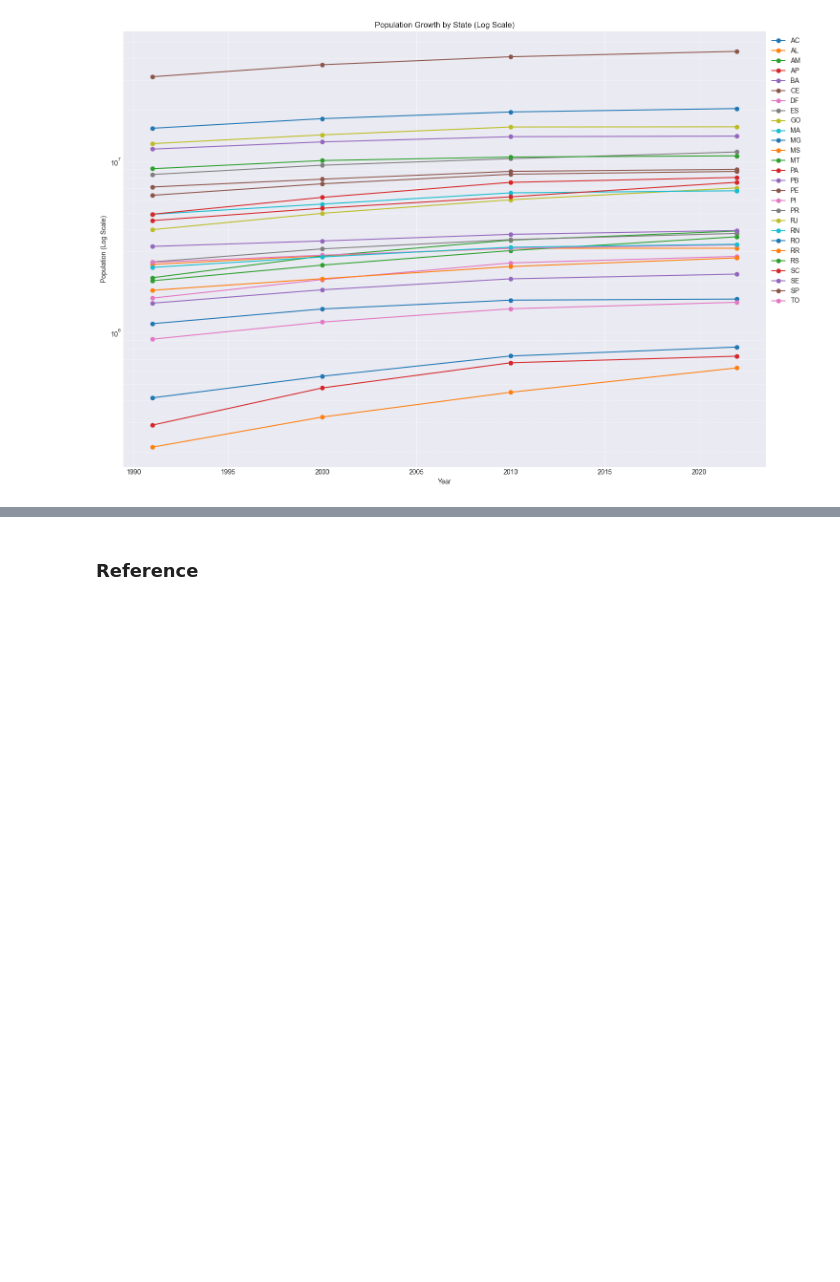
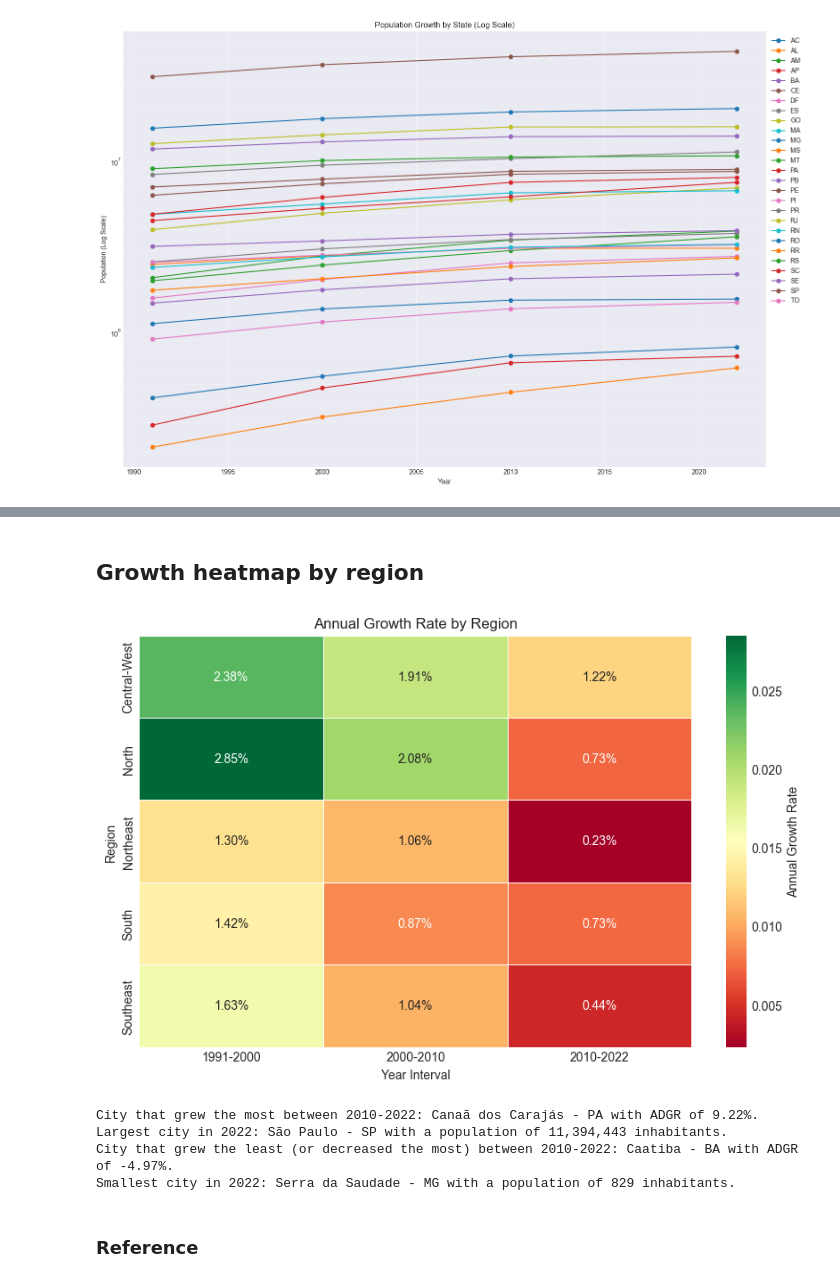
Before and after one commit to jlfenerich/project.censo-dataviz, a Jupyter notebook: notebooks/analysis1_population_growth.ipynb, the cells around one changed output, grey strips where cells are left out. Cells and saved outputs as stored; diff of their text form; code cells hidden in the pictures; blank space fills up the shorter version.

```diff
--- a/notebooks/analysis1_population_growth.ipynb
+++ b/notebooks/analysis1_population_growth.ipynb
@@ -271,0 +336,22 @@ plt.show()
+# %%
+# Adding the 'region' column using the mapping
+state_population_pivot['region'] = state_population_pivot.index.map(state_to_region)
+
+# Grouping by region and summing the populations
+region_population_pivot = state_population_pivot.groupby('region').sum()
+
+# Calculating ADGR for each interval and storing in the adgrs_region dictionary
+intervals = [(1991, 2000), (2000, 2010), (2010, 2022)]
+adgrs_region = {}
+
+for start, end in intervals:
+    n = end - start
+    adgr = ((region_population_pivot[end] / region_population_pivot[start]) ** (1/n)) - 1
+    adgrs_region[f"{start}-{end}"] = adgr
+
+# Creating DataFrame from the adgrs_region dictionary
+adgr_region_df = pd.DataFrame(adgrs_region)
+
+# Displaying the DataFrame
+print('ADGR by Region')
+print(adgr_region_df)
@@ -272,2 +367,57 @@ plt.show()
+# %% [markdown]
+## Growth heatmap by region
+# %%
+import seaborn as sns
+
+# Setting the figure size
+plt.figure(figsize=(10, 6))
+
+# Creating the heatmap
+sns.heatmap(adgr_region_df, annot=True, cmap="RdYlGn", fmt=".2%", linewidths=.5, cbar_kws={'label': 'Annual Growth Rate'})
+
+# Setting the title and labels
+plt.title("Annual Growth Rate by Region")
+plt.xlabel("Year Interval")
+plt.ylabel("Region")
+
+plt.show()
+# %% [output]
+[figure, added]
+# %%
+# Calculating the ADGR from 2010 to 2022 for each city
+city_population_pivot['ADGR 2010-2022'] = ((city_population_pivot[2022] / city_population_pivot[2010]) ** (1/12)) - 1
+
+# Finding the fastest growing city
+fastest_growing_city = city_population_pivot[['city', 'ADGR 2010-2022']].sort_values(by='ADGR 2010-2022', ascending=False).iloc[0]
+
+# Finding the largest city in 2022
+largest_city = city_population_pivot[['city', 2022]].sort_values(by=2022, ascending=False).iloc[0]
+
+# Finding the slowest growing city (or the one that decreased the most)
+slowest_growing_city = city_population_pivot[['city', 'ADGR 2010-2022']].sort_values(by='ADGR 2010-2022').iloc[0]
+
+# Finding the smallest city in 2022
+smallest_city = city_population_pivot[['city', 2022]].sort_values(by=2022).iloc[0]
+
+# Fetching the state name of the cities using the original dataframe
+fastest_growing_city_state = df[df['city'] == fastest_growing_city['city']]['state'].iloc[0]
+largest_city_state = df[df['city'] == largest_city['city']]['state'].iloc[0]
+slowest_growing_city_state = df[df['city'] == slowest_growing_city['city']]['state'].iloc[0]
+smallest_city_state = df[df['city'] == smallest_city['city']]['state'].iloc[0]
+
+# Formatting the output with states
+output_with_states_final = (
+    f"City that grew the most between 2010-2022: {fastest_growing_city['city']} - {fastest_growing_city_state} with ADGR of {fastest_growing_city['ADGR 2010-2022']*100:.2f}%.\n"
+    f"Largest city in 2022: {largest_city['city']} - {largest_city_state} with a population of {int(largest_city[2022]):,} inhabitants.\n"
+    f"City that grew the least (or decreased the most) between 2010-2022: {slowest_growing_city['city']} - {slowest_growing_city_state} with ADGR of {slowest_growing_city['ADGR 2010-2022']*100:.2f}%.\n"
+    f"Smallest city in 2022: {smallest_city['city']} - {smallest_city_state} with a population of {int(smallest_city[2022]):,} inhabitants."
+)
+
+print(output_with_states_final)
+# %% [output]
+City that grew the most between 2010-2022: Canaã dos Carajás - PA with ADGR of 9.22%.
+Largest city in 2022: São Paulo - SP with a population of 11,394,443 inhabitants.
+City that grew the least (or decreased the most) between 2010-2022: Caatiba - BA with ADGR of -4.97%.
+Smallest city in 2022: Serra da Saudade - MG with a population of 829 inhabitants.
 # %% [markdown]
 ### Reference
```
Also changed, not shown: parts of 18 cells of this notebook, 1 other file.
